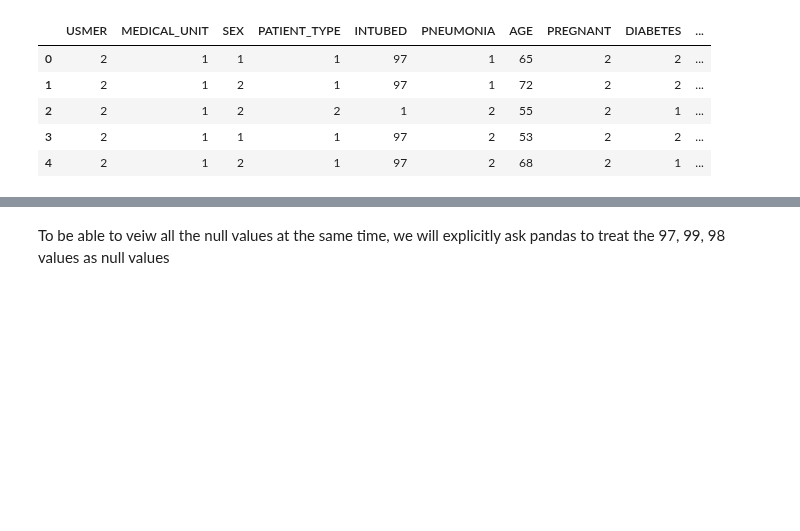
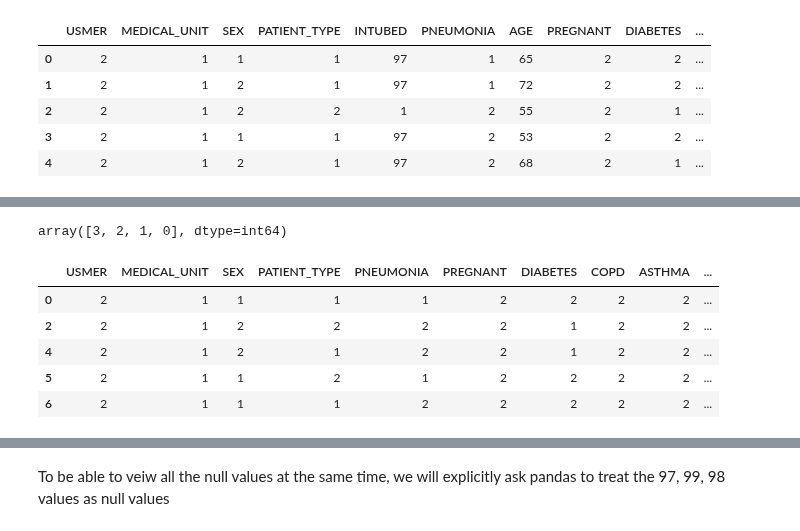
Before and after one commit to Ayomide-ola/Machine-Learning, a Jupyter notebook: CA1_ML.ipynb, the cells around one changed output, grey strips where cells are left out. Saved outputs shown, nothing was run; the diff lists cells and outputs as text; code cells hidden in the pictures; blank space fills up the shorter version.

```diff
--- a/CA1_ML.ipynb
+++ b/CA1_ML.ipynb
@@ -283,0 +316,8 @@ As shown in the boxplot, majority of the patient are between age 0 and aproximat
+# %%
+df['AGE_Cat'].unique()
+#0:childrens
+#1:adult
+#2:old
+#3:Senior's
+# %% [output]
+array([3, 2, 1, 0], dtype=int64)
@@ -283,0 +326,9 @@ As shown in the boxplot, majority of the patient are between age 0 and aproximat
+# %%
+df.head()
+# %% [output]
+|  | USMER | MEDICAL_UNIT | SEX | PATIENT_TYPE | PNEUMONIA | PREGNANT | DIABETES | COPD | ASTHMA | ... |
+| 0 | 2 | 1 | 1 | 1 | 1 | 2 | 2 | 2 | 2 | ... |
+| 2 | 2 | 1 | 2 | 2 | 2 | 2 | 1 | 2 | 2 | ... |
+| 4 | 2 | 1 | 2 | 1 | 2 | 2 | 1 | 2 | 2 | ... |
+| 5 | 2 | 1 | 1 | 2 | 1 | 2 | 2 | 2 | 2 | ... |
+| 6 | 2 | 1 | 1 | 1 | 2 | 2 | 2 | 2 | 2 | ... |
```
Also changed, not shown: parts of 22 cells of this notebook.
